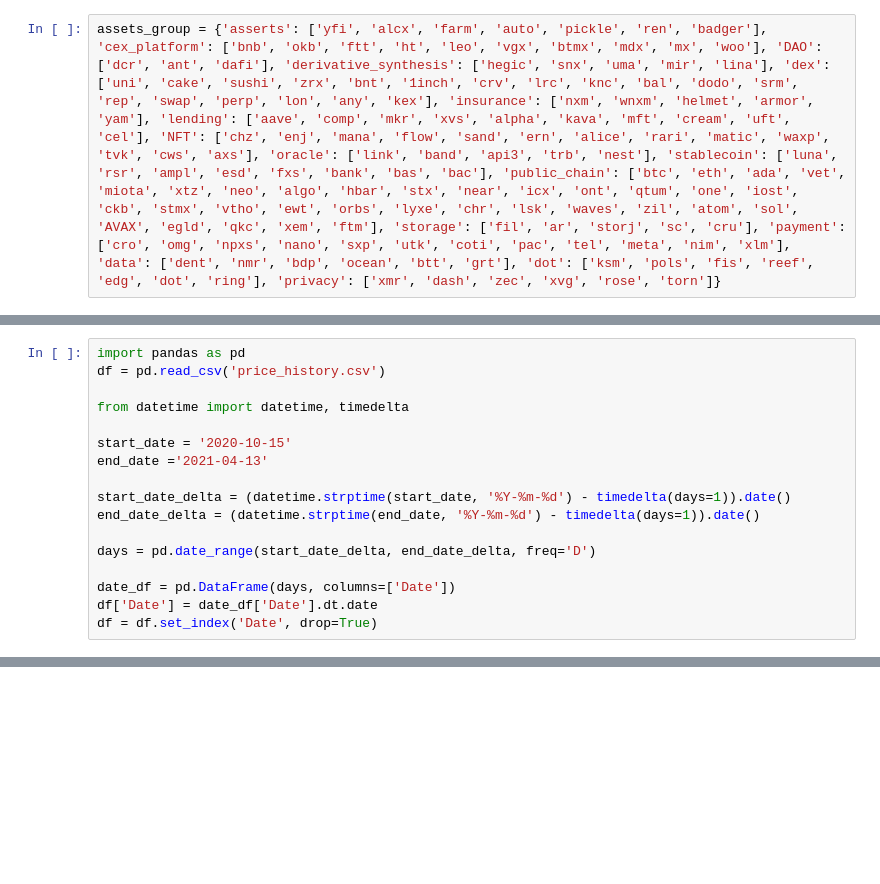
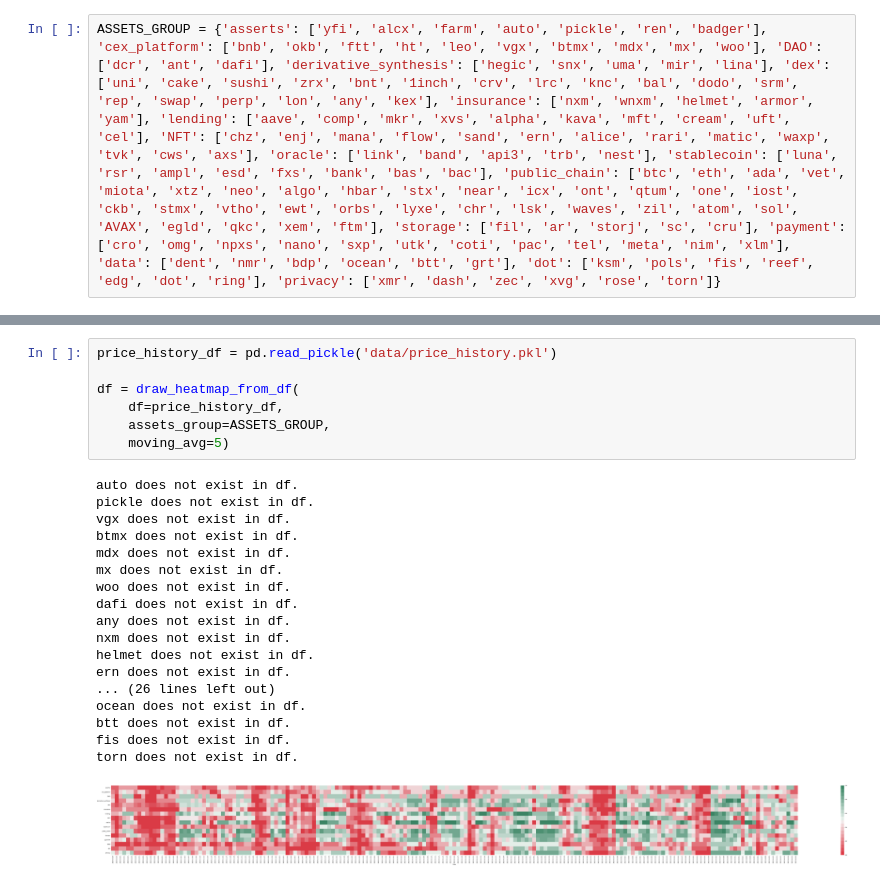
Before and after one commit to swkcoding2/crypto-trend, a Jupyter notebook: crypto_trend.ipynb, the cells around one changed output, grey strips where cells are left out. Saved outputs shown, nothing was run; the diff lists cells and outputs as text; blank space fills up the shorter version.

```diff
--- a/crypto_trend.ipynb
+++ b/crypto_trend.ipynb
@@ -1,2 +1,2 @@
 # %%
-assets_group = {'asserts': ['yfi', 'alcx', 'farm', 'auto', 'pickle', 'ren', 'badger'], 'cex_platform': ['bnb', 'okb', 'ftt', 'ht', 'leo', 'vgx', 'btmx', 'mdx', 'mx', 'woo'], 'DAO': ['dcr', 'ant', 'dafi'], 'derivative_synthesis': ['hegic', 'snx', 'uma', 'mir', 'lina'], 'dex': ['uni', 'cake', 'sushi', 'zrx', 'bnt', '1inch', 'crv', 'lrc', 'knc', 'bal', 'dodo', 'srm', 'rep', 'swap', 'perp', 'lon', 'any', 'kex'], 'insurance': ['nxm', 'wnxm', 'helmet', 'armor', 'yam'], 'lending': ['aave', 'comp', 'mkr', 'xvs', 'alpha', 'kava', 'mft', 'cream', 'uft', 'cel'], 'NFT': ['chz', 'enj', 'mana', 'flow', 'sand', 'ern', 'alice', 'rari', 'matic', 'waxp', 'tvk', 'cws', 'axs'], 'oracle': ['link', 'band', 'api3', 'trb', 'nest'], 'stablecoin': ['luna', 'rsr', 'ampl', 'esd', 'fxs', 'bank', 'bas', 'bac'], 'public_chain': ['btc', 'eth', 'ada', 'vet', 'miota', 'xtz', 'neo', 'algo', 'hbar', 'stx', 'near', 'icx', 'ont', 'qtum', 'one', 'iost', 'ckb', 'stmx', 'vtho', 'ewt', 'orbs', 'lyxe', 'chr', 'lsk', 'waves', 'zil', 'atom', 'sol', 'AVAX', 'egld', 'qkc', 'xem', 'ftm'], 'storage': ['fil', 'ar', 'storj', 'sc', 'cru'], 'payment': ['cro', 'omg', 'npxs', 'nano', 'sxp', 'utk', 'coti', 'pac', 'tel', 'meta', 'nim', 'xlm'],  'data': ['dent', 'nmr', 'bdp', 'ocean', 'btt', 'grt'], 'dot': ['ksm', 'pols', 'fis', 'reef', 'edg', 'dot', 'ring'], 'privacy': ['xmr', 'dash', 'zec', 'xvg', 'rose', 'torn']}
+ASSETS_GROUP = {'asserts': ['yfi', 'alcx', 'farm', 'auto', 'pickle', 'ren', 'badger'], 'cex_platform': ['bnb', 'okb', 'ftt', 'ht', 'leo', 'vgx', 'btmx', 'mdx', 'mx', 'woo'], 'DAO': ['dcr', 'ant', 'dafi'], 'derivative_synthesis': ['hegic', 'snx', 'uma', 'mir', 'lina'], 'dex': ['uni', 'cake', 'sushi', 'zrx', 'bnt', '1inch', 'crv', 'lrc', 'knc', 'bal', 'dodo', 'srm', 'rep', 'swap', 'perp', 'lon', 'any', 'kex'], 'insurance': ['nxm', 'wnxm', 'helmet', 'armor', 'yam'], 'lending': ['aave', 'comp', 'mkr', 'xvs', 'alpha', 'kava', 'mft', 'cream', 'uft', 'cel'], 'NFT': ['chz', 'enj', 'mana', 'flow', 'sand', 'ern', 'alice', 'rari', 'matic', 'waxp', 'tvk', 'cws', 'axs'], 'oracle': ['link', 'band', 'api3', 'trb', 'nest'], 'stablecoin': ['luna', 'rsr', 'ampl', 'esd', 'fxs', 'bank', 'bas', 'bac'], 'public_chain': ['btc', 'eth', 'ada', 'vet', 'miota', 'xtz', 'neo', 'algo', 'hbar', 'stx', 'near', 'icx', 'ont', 'qtum', 'one', 'iost', 'ckb', 'stmx', 'vtho', 'ewt', 'orbs', 'lyxe', 'chr', 'lsk', 'waves', 'zil', 'atom', 'sol', 'AVAX', 'egld', 'qkc', 'xem', 'ftm'], 'storage': ['fil', 'ar', 'storj', 'sc', 'cru'], 'payment': ['cro', 'omg', 'npxs', 'nano', 'sxp', 'utk', 'coti', 'pac', 'tel', 'meta', 'nim', 'xlm'],  'data': ['dent', 'nmr', 'bdp', 'ocean', 'btt', 'grt'], 'dot': ['ksm', 'pols', 'fis', 'reef', 'edg', 'dot', 'ring'], 'privacy': ['xmr', 'dash', 'zec', 'xvg', 'rose', 'torn']}
@@ -108,19 +3,2 @@ df.to_csv('price_history.csv')
-# %%
-import pandas as pd
-df = pd.read_csv('price_history.csv')
-
-from datetime import datetime, timedelta
-
-start_date = '2020-10-15'
-end_date ='2021-04-13'
-
-start_date_delta = (datetime.strptime(start_date, '%Y-%m-%d') - timedelta(days=1)).date()
-end_date_delta = (datetime.strptime(end_date, '%Y-%m-%d') - timedelta(days=1)).date()
-
-days = pd.date_range(start_date_delta, end_date_delta, freq='D')
-
-date_df = pd.DataFrame(days, columns=['Date'])
-df['Date'] = date_df['Date'].dt.date
-df = df.set_index('Date', drop=True)
 # %%
 import numpy as np
@@ -354,0 +75,26 @@ p1 = sns.heatmap(model_df, cmap=colormap, yticklabels=False, ax=ax)
+# %%
+price_history_df = pd.read_pickle('data/price_history.pkl')
+
+df = draw_heatmap_from_df(
+    df=price_history_df,
+    assets_group=ASSETS_GROUP,
+    moving_avg=5)
+# %% [output]
+auto does not exist in df.
+pickle does not exist in df.
+vgx does not exist in df.
+btmx does not exist in df.
+mdx does not exist in df.
+mx does not exist in df.
+woo does not exist in df.
+dafi does not exist in df.
+any does not exist in df.
+nxm does not exist in df.
+helmet does not exist in df.
+ern does not exist in df.
+... (26 lines left out)
+ocean does not exist in df.
+btt does not exist in df.
+fis does not exist in df.
+torn does not exist in df.
+[figure, added]
```
Also changed, not shown: parts of 7 cells of this notebook, 4 other files.
